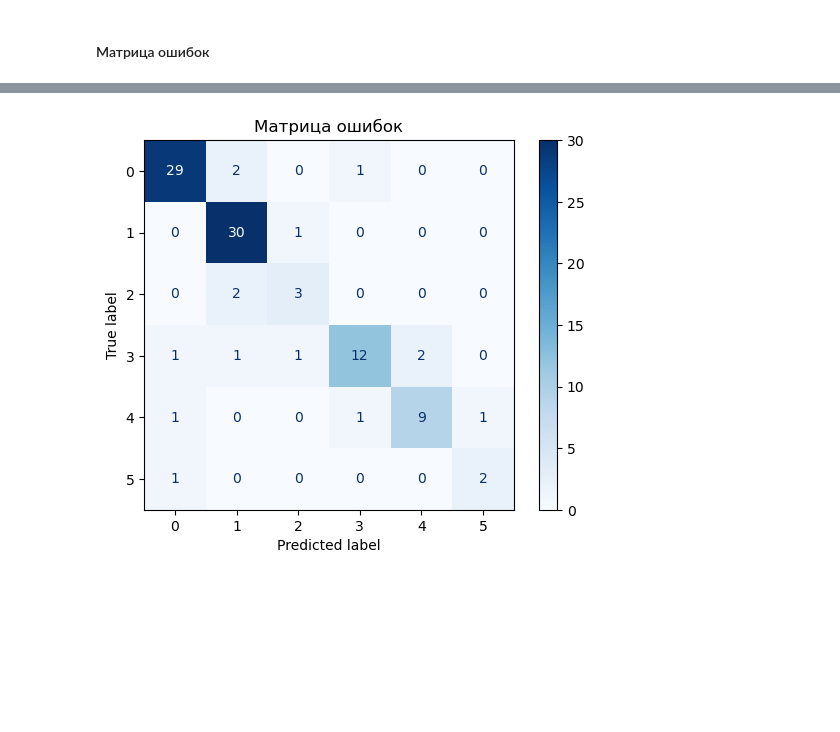
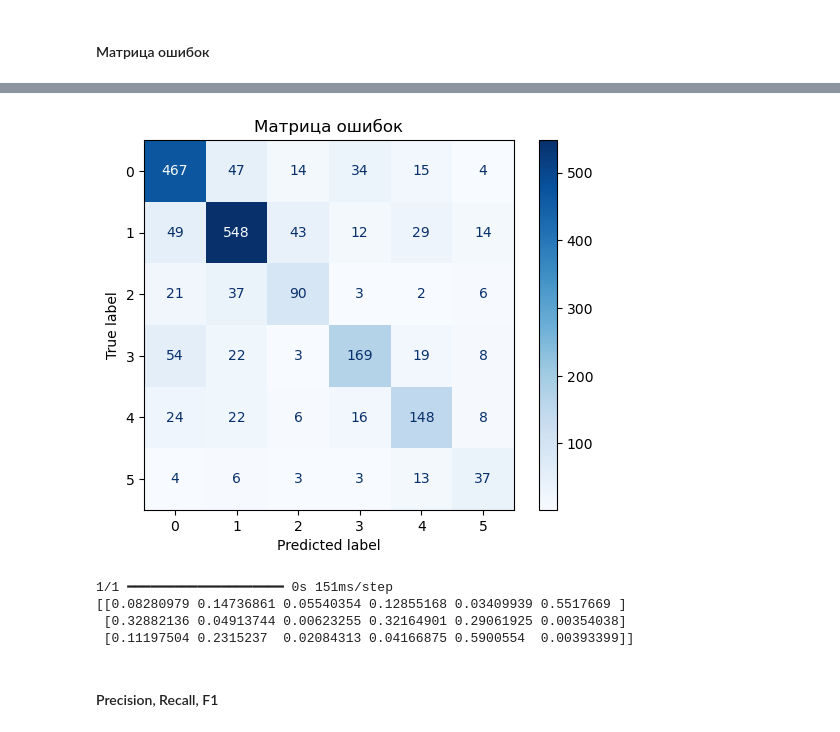
Before and after one commit to noitcelfer7/Emotional, a Jupyter notebook: Emotional.ipynb, the cells around one changed output, grey strips where cells are left out. Drawn from its saved outputs; the diff is of its cells as text; code cells hidden in the pictures; blank space fills up the shorter version.

```diff
--- a/Emotional.ipynb
+++ b/Emotional.ipynb
@@ -137,9 +196,9 @@ import pandas
 
 from sklearn.feature_extraction.text import TfidfVectorizer
 from tensorflow.keras.models import Sequential
-from tensorflow.keras.layers import Conv1D, MaxPooling1D, Flatten, Dense
+from tensorflow.keras.layers import Conv1D, MaxPooling1D, Flatten, Dense, Dropout
 from tensorflow.keras.regularizers import l2
-from tensorflow.keras.optimizers import SGD
+from tensorflow.keras.optimizers import Adagrad
 import tensorflow
 documents = training_data['text']
 
@@ -176,12 +235,13 @@ model.add(MaxPooling1D(pool_size=4))
 model.add(Flatten())
 
 model.add(Dense(6, activation='relu'))
+
 model.add(Dense(len(label_encoder.classes_), activation='softmax', kernel_regularizer=l2(0.01)))
 
 tensorflow.keras.utils.plot_model(model, show_shapes=True)
 
-model.compile(optimizer=SGD(learning_rate=0.01, momentum=0.9), loss='sparse_categorical_crossentropy', metrics=['accuracy'])
+model.compile(optimizer=Adagrad(learning_rate=0.01), loss='sparse_categorical_crossentropy', metrics=['accuracy'])
 
-history = model.fit(X_training, y, epochs=40, validation_data=(X_validation, numpy.array(validation_data['label'])))
+history = model.fit(X_training, y, epochs=30, validation_data=(X_validation, numpy.array(validation_data['label'])))
 # %% [output]
 You must install pydot (`pip install pydot`) for `plot_model` to work.
@@ -227,13 +301,9 @@ plot.show()
 # %%
 import numpy
 
-vectors = vectorizer.fit_transform(test_data['text']).toarray()
+tfidf_matrix = vectorizer.fit_transform(documents)
 
-N = vectors.shape[0]
-L = vectors.shape[1]
-C = 1
-
-X = vectors.reshape(N, L, C)
+X_test = vectorizer.transform(test_data['text'])
 
 y = numpy.array(test_data['label'])
 
@@ -272,14 +344,14 @@ import matplotlib.pyplot as plot
 
 from sklearn.metrics import confusion_matrix, ConfusionMatrixDisplay
 
-y_actual = test_data['label'][:100]
-y_predicted = [list(l).index(max(list(l))) for l in model.predict(X_test[:100])]
+y_actual = test_data['label'][:2000]
+y_predicted = [list(l).index(max(list(l))) for l in model.predict(X_test[:2000])]
 
 matrix = confusion_matrix(y_actual, y_predicted)
 
 display = ConfusionMatrixDisplay(confusion_matrix=matrix)
 
-disp.plot(cmap=plot.cm.Blues)
+display.plot(cmap=plot.cm.Blues)
 
 plot.title('Матрица ошибок')
 
@@ -289 +361,20 @@ plot.show()
-[figure, old version]
+[figure, new version]
+# %%
+tfidf_matrix = vectorizer.fit_transform(documents)
+
+texts = [
+    'just for fun',
+    'wa the hell is that',
+    'surrounding me as fear consumes my soul'
+]
+
+example_data = vectorizer.transform(texts)
+
+print(model.predict(example_data))
+# %% [output]
+1/1 ━━━━━━━━━━━━━━━━━━━━ 0s 151ms/step
+[[0.08280979 0.14736861 0.05540354 0.12855168 0.03409939 0.5517669 ]
+ [0.32882136 0.04913744 0.00623255 0.32164901 0.29061925 0.00354038]
+ [0.11197504 0.2315237  0.02084313 0.04166875 0.5900554  0.00393399]]
+# %% [markdown]
+#### Precision, Recall, F1
```
Also changed, not shown: parts of 8 cells of this notebook.
